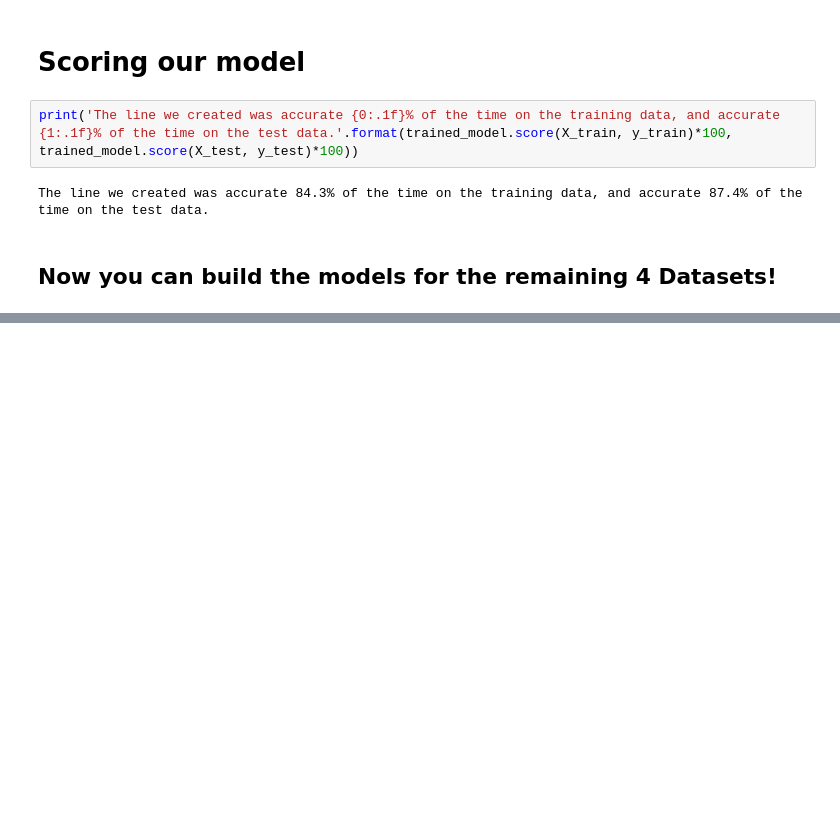
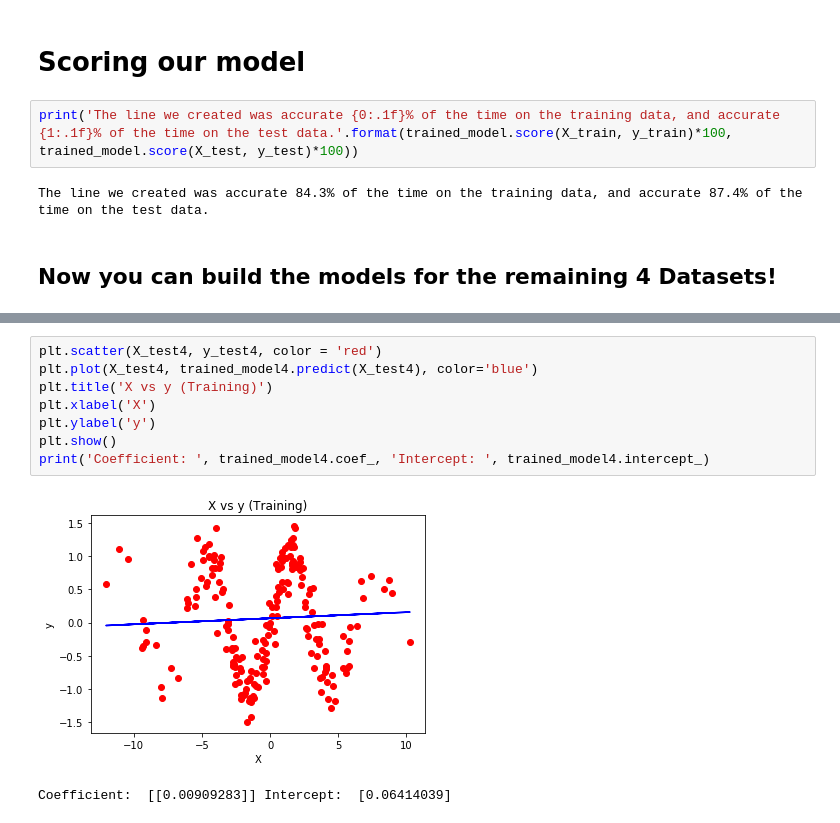
Before and after one commit to timmderrickson/GroupAINotes, a Jupyter notebook: Linear Regression.ipynb, the cells around one changed output, grey strips where cells are left out. Drawn from its saved outputs; the diff is of its cells as text; blank space fills up the shorter version.

```diff
--- a/Linear Regression.ipynb
+++ b/Linear Regression.ipynb
@@ -142,0 +229,11 @@ The line we created was accurate 84.3% of the time on the training data, and acc
+# %%
+plt.scatter(X_test4, y_test4, color = 'red')
+plt.plot(X_test4, trained_model4.predict(X_test4), color='blue')
+plt.title('X vs y (Training)')
+plt.xlabel('X')
+plt.ylabel('y')
+plt.show()
+print('Coefficient: ', trained_model4.coef_, 'Intercept: ', trained_model4.intercept_)
+# %% [output]
+[figure, added]
+Coefficient:  [[0.00909283]] Intercept:  [0.06414039]
```
Also changed, not shown: parts of 16 cells of this notebook.
